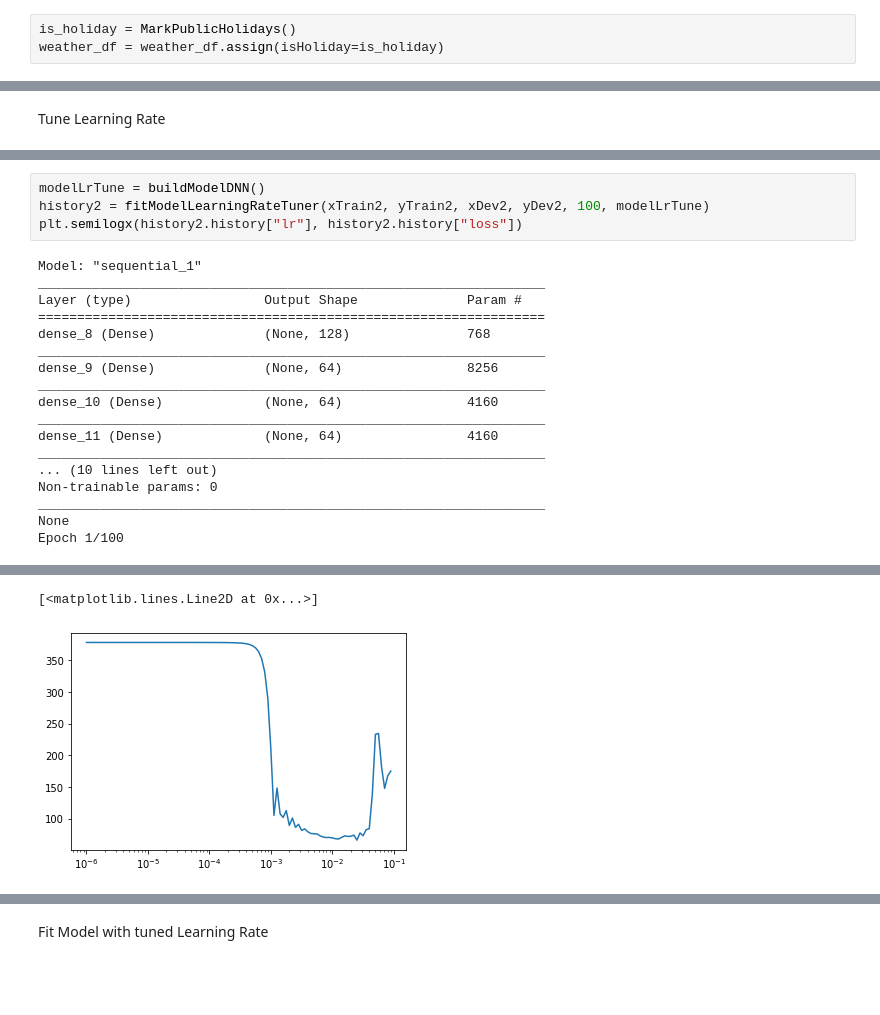
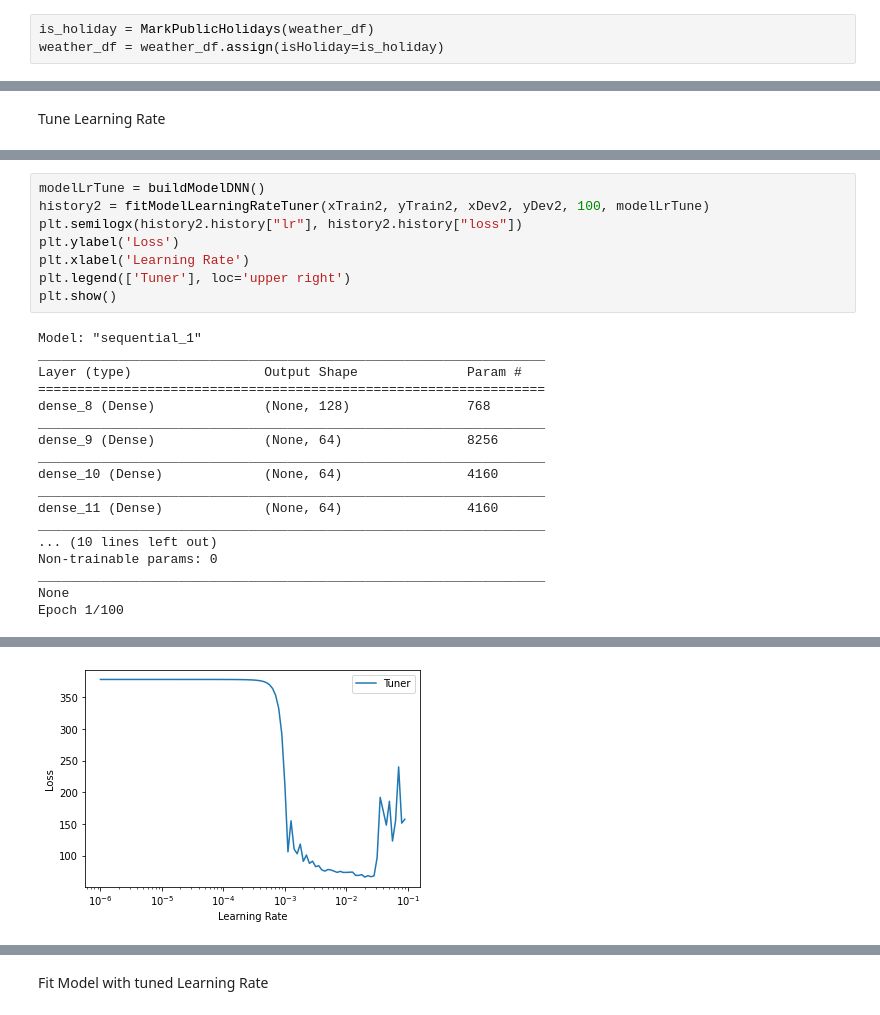
Before and after one commit to Testbild/BakerySalesPrediction_DeepLearningFromScratch_opencampusSH, a Jupyter notebook: code/Project_Notebook_finished.ipynb, the cells around one changed output, grey strips where cells are left out. Drawn from its saved outputs; the diff is of its cells as text; blank space fills up the shorter version.

```diff
--- a/code/Project_Notebook_finished.ipynb
+++ b/code/Project_Notebook_finished.ipynb
@@ -637,7 +639,7 @@ print(weather_df)
 
 [2601 rows x 7 columns]
 # %%
-is_holiday = MarkPublicHolidays()
+is_holiday = MarkPublicHolidays(weather_df)
 weather_df = weather_df.assign(isHoliday=is_holiday)
 # %%
 sales_and_weather_group1 = matchWeatherAndSales(sales_df_group1, weather_df)
@@ -749,6 +754,10 @@ Epoch 100/100
 modelLrTune = buildModelDNN()
 history2 = fitModelLearningRateTuner(xTrain2, yTrain2, xDev2, yDev2, 100, modelLrTune)
 plt.semilogx(history2.history["lr"], history2.history["loss"])
+plt.ylabel('Loss')
+plt.xlabel('Learning Rate')
+plt.legend(['Tuner'], loc='upper right')
+plt.show()
 # %% [output]
 Model: "sequential_1"
 _________________________________________________________________
@@ -787,5 +796,4 @@ Epoch 100/100
-[<matplotlib.lines.Line2D at 0x...>]
-[figure, old version]
+[figure, new version]
 # %%
 modelLrTune = buildModelDNN()
 history3 = fitModelLearningRateTuner(xTrain3, yTrain3, xDev3, yDev3, 100, modelLrTune)
```
Also changed, not shown: parts of 31 cells of this notebook.
